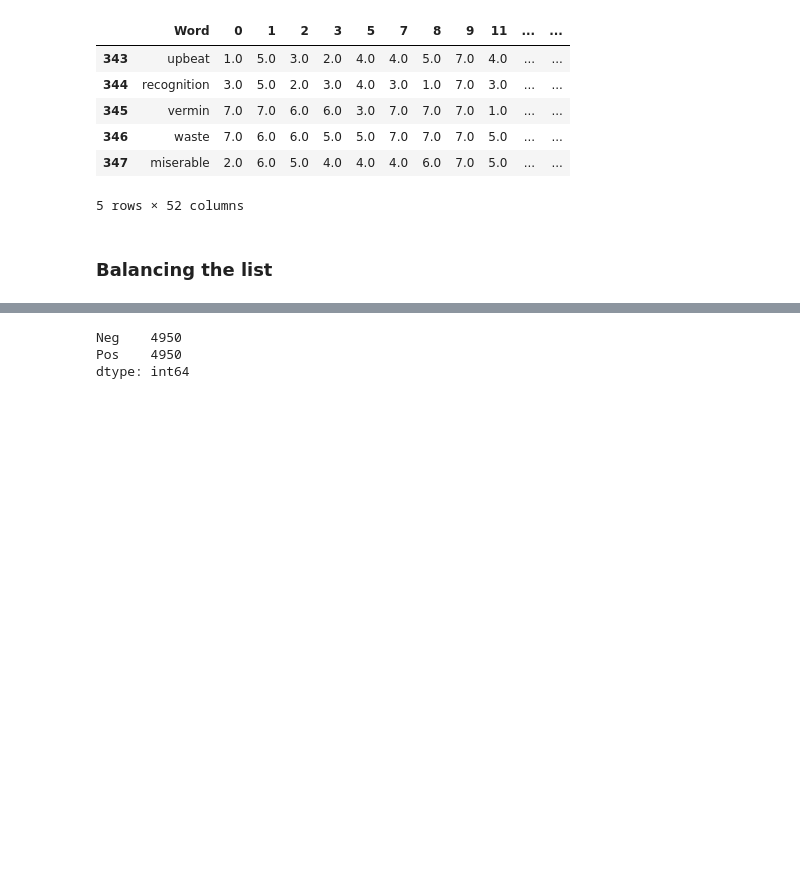
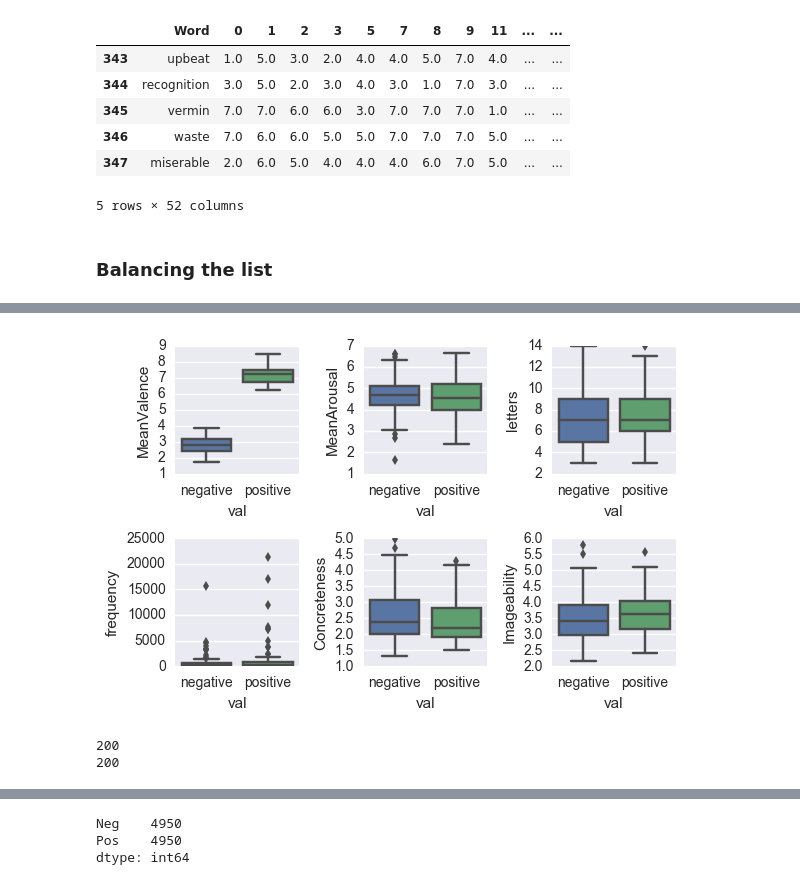
Before and after one commit to vlawlor/StressMemWords, a Jupyter notebook: WordFormation.ipynb, the cells around one changed output, grey strips where cells are left out. Drawn from its saved outputs; the diff is of its cells as text; code cells hidden in the pictures; blank space fills up the shorter version.

Commit message:
fixed duplicate stems and updated notebook

```diff
--- a/WordFormation.ipynb
+++ b/WordFormation.ipynb
@@ -118,7 +146,8 @@ def checkpdf(x):
 # %%
-ab = pd.read_csv('Stimuli/Word_options/balanced_words_option8_WORKING.csv')
-a = ab[ab.type == 0]
-b = ab[ab.type == 1]
+ab = pd.read_csv(path2words + 'balanced_words_option8_WORKING.csv')
+ab['frequency_stand'] = pd.to_numeric(ab.frequency_stand, errors='raise')
+a = ab[ab.val == 0]
+b = ab[ab.val == 1]
 print ('Negative Words:')
 print (a.mean()) # negatives have a few more nouns
 print ('--------------------')
@@ -178,0 +194,22 @@ http://lsa.colorado.edu/
+# %%
+# from Dan's notebook
+ab['val'] = ab['val'].replace(to_replace=[0,1],value=['negative','positive'])
+f = plt.figure()
+ct = 1
+ab.Imageability = pd.to_numeric(ab.Imageability)
+for val in ['MeanValence','MeanArousal','letters','frequency','Concreteness','Imageability']:
+    cumval = 230 + ct
+    ax = f.add_subplot(cumval)
+    sns.boxplot(y=val,x='val',data=ab)
+    ct = ct + 1
+f.tight_layout()
+# %% [output]
+[figure, added]
+# %%
+#any duplicates?
+print (ab.Word.count())
+ab.drop_duplicates('Word')
+print (ab.Word.count())
+# %% [output]
+200
+200
```
Also changed, not shown: parts of 23 cells of this notebook.
